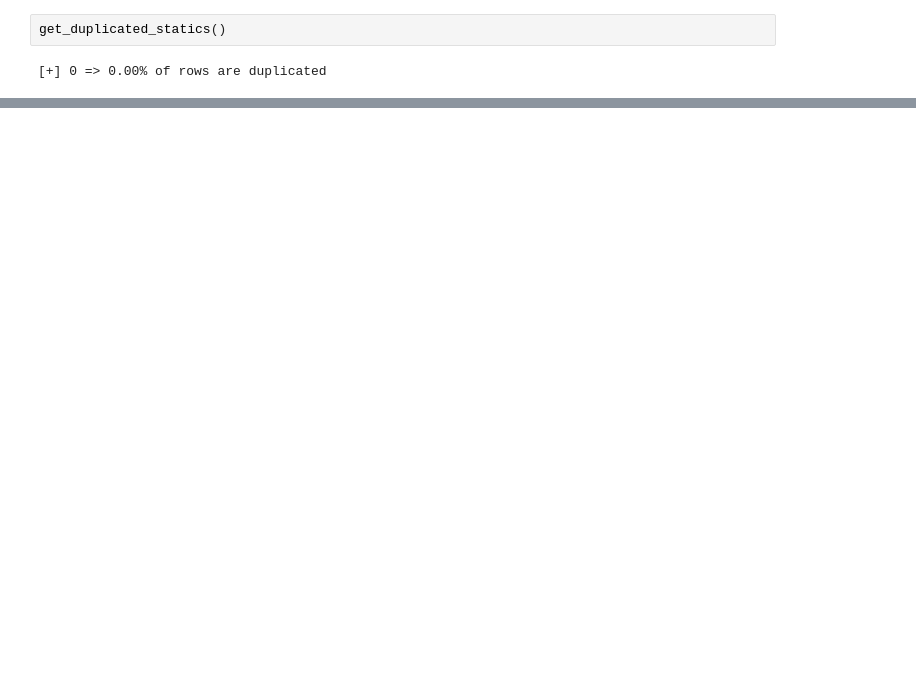
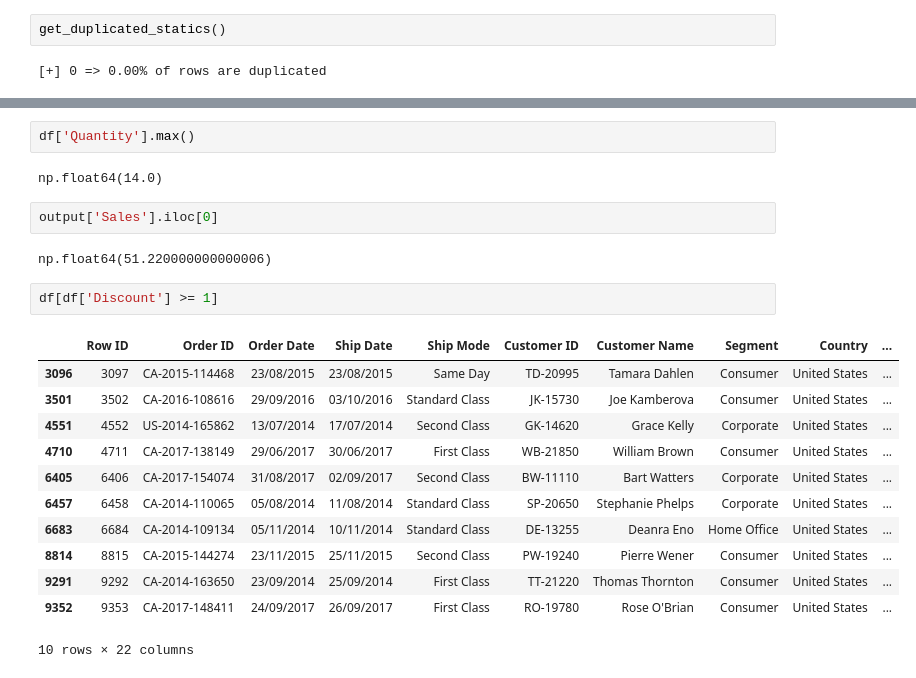
Before and after one commit to Gho-byte/DataStore360, a Jupyter notebook: notebooks/1.ipynb, the cells around one changed output, grey strips where cells are left out. Saved outputs shown, nothing was run; the diff lists cells and outputs as text; blank space fills up the shorter version.

```diff
--- a/notebooks/1.ipynb
+++ b/notebooks/1.ipynb
@@ -122,0 +271,23 @@ pd.to_datetime(tst['Order Date'].iloc[0]).timestamp()
+# %%
+df['Quantity'].max()
+# %% [output]
+np.float64(14.0)
+# %%
+output['Sales'].iloc[0]
+# %% [output]
+np.float64(51.220000000000006)
+# %%
+df[df['Discount'] >= 1]
+# %% [output]
+|  | Row ID | Order ID | Order Date | Ship Date | Ship Mode | Customer ID | Customer Name | Segment | Country | ... |
+| 3096 | 3097 | CA-2015-114468 | 23/08/2015 | 23/08/2015 | Same Day | TD-20995 | Tamara Dahlen | Consumer | United States | ... |
+| 3501 | 3502 | CA-2016-108616 | 29/09/2016 | 03/10/2016 | Standard Class | JK-15730 | Joe Kamberova | Consumer | United States | ... |
+| 4551 | 4552 | US-2014-165862 | 13/07/2014 | 17/07/2014 | Second Class | GK-14620 | Grace Kelly | Corporate | United States | ... |
+| 4710 | 4711 | CA-2017-138149 | 29/06/2017 | 30/06/2017 | First Class | WB-21850 | William Brown | Consumer | United States | ... |
+| 6405 | 6406 | CA-2017-154074 | 31/08/2017 | 02/09/2017 | Second Class | BW-11110 | Bart Watters | Corporate | United States | ... |
+| 6457 | 6458 | CA-2014-110065 | 05/08/2014 | 11/08/2014 | Standard Class | SP-20650 | Stephanie Phelps | Corporate | United States | ... |
+| 6683 | 6684 | CA-2014-109134 | 05/11/2014 | 10/11/2014 | Standard Class | DE-13255 | Deanra Eno | Home Office | United States | ... |
+| 8814 | 8815 | CA-2015-144274 | 23/11/2015 | 25/11/2015 | Second Class | PW-19240 | Pierre Wener | Consumer | United States | ... |
+| 9291 | 9292 | CA-2014-163650 | 23/09/2014 | 25/09/2014 | First Class | TT-21220 | Thomas Thornton | Consumer | United States | ... |
+| 9352 | 9353 | CA-2017-148411 | 24/09/2017 | 26/09/2017 | First Class | RO-19780 | Rose O'Brian | Consumer | United States | ... |
+10 rows × 22 columns
```
Also changed, not shown: parts of 27 cells of this notebook.
